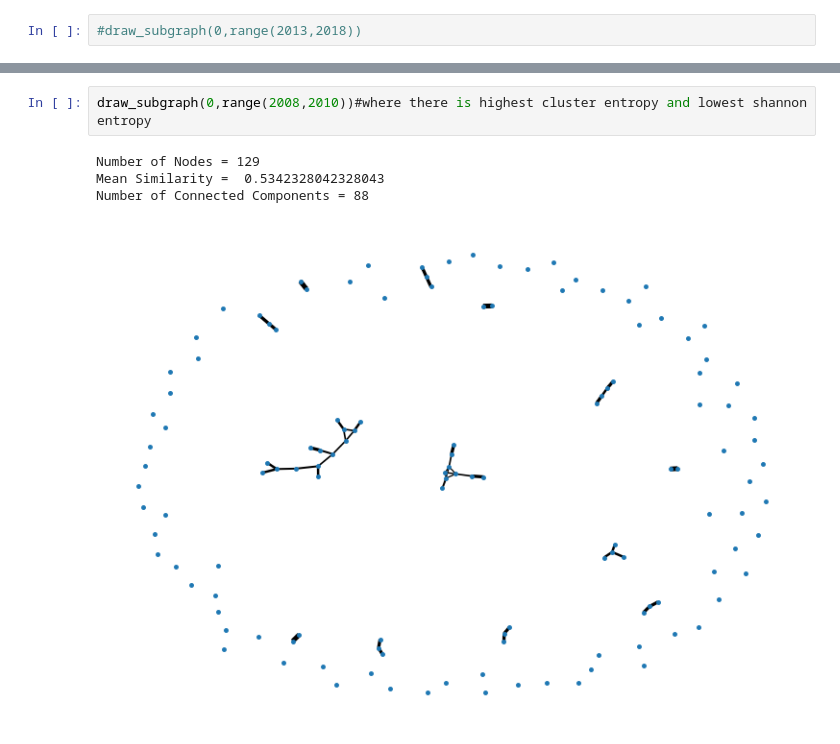
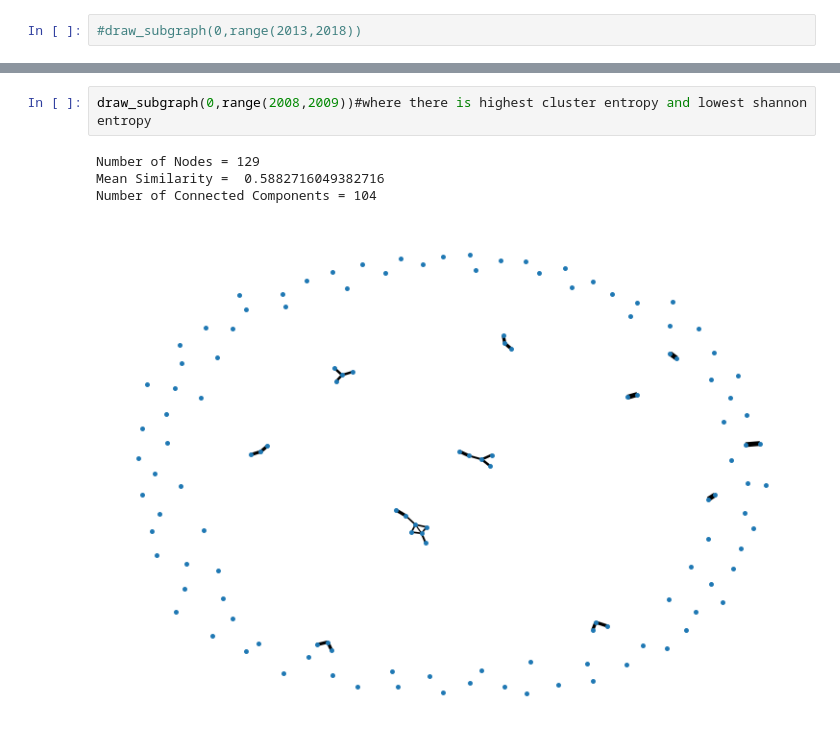
Before and after one commit to jzh001/Social-Network-Structure-in-Common-Interest-Communities, a Jupyter notebook: notebook.ipynb, the cells around one changed output, grey strips where cells are left out. Cells and saved outputs as stored; diff of their text form.

```diff
--- a/notebook.ipynb
+++ b/notebook.ipynb
@@ -647,7 +647,7 @@ plt.savefig('Entropy against Year for Component 0')
 # %%
-draw_subgraph(0,range(2008,2010))#where there is highest cluster entropy and lowest shannon entropy
+draw_subgraph(0,range(2008,2009))#where there is highest cluster entropy and lowest shannon entropy
 # %% [output]
 Number of Nodes = 129
-Mean Similarity =  0.5342328042328043
-Number of Connected Components = 88
+Mean Similarity =  0.5882716049382716
+Number of Connected Components = 104
-[figure, old version]
+[figure, new version]
```
Also changed, not shown: parts of 3 cells of this notebook.
